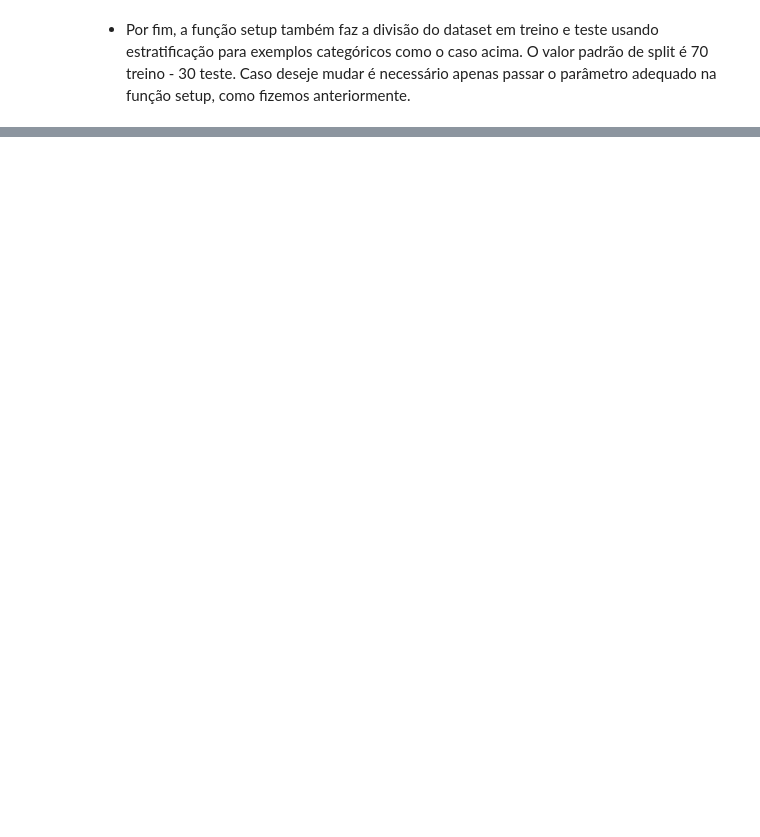
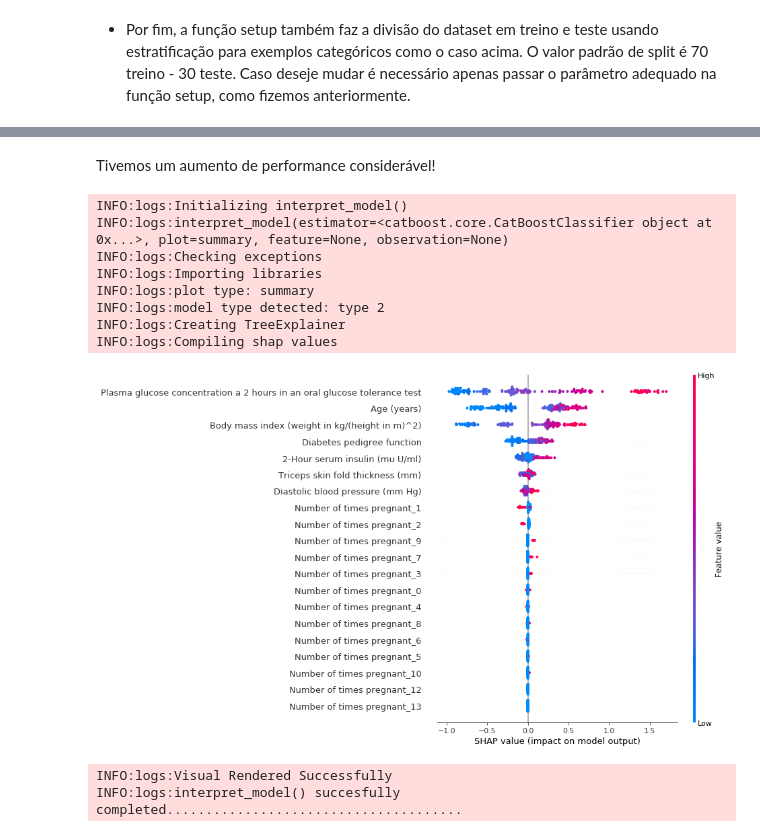
Before and after one commit to TailUFPB/Tutorials, a Jupyter notebook: Pycaret/Tutorial PyCaret.ipynb, the cells around one changed output, grey strips where cells are left out. Cells and saved outputs as stored; diff of their text form; code cells hidden in the pictures; blank space fills up the shorter version.

```diff
--- a/Pycaret/Tutorial PyCaret.ipynb
+++ b/Pycaret/Tutorial PyCaret.ipynb
@@ -590,0 +647,2 @@ Setup Succesfully Completed!
+# %%
+catboost = create_model("catboost")
@@ -590,0 +669,2 @@ Setup Succesfully Completed!
+# %%
+tuned_catboost = tune_model(catboost)
@@ -590,0 +685,16 @@ Setup Succesfully Completed!
+# %% [markdown]
+Tivemos um aumento de performance considerável!
+# %%
+interpret_model(tuned_catboost)
+# %% [output]
+INFO:logs:Initializing interpret_model()
+INFO:logs:interpret_model(estimator=<catboost.core.CatBoostClassifier object at 0x...>, plot=summary, feature=None, observation=None)
+INFO:logs:Checking exceptions
+INFO:logs:Importing libraries
+INFO:logs:plot type: summary
+INFO:logs:model type detected: type 2
+INFO:logs:Creating TreeExplainer
+INFO:logs:Compiling shap values
+[figure, added]
+INFO:logs:Visual Rendered Successfully
+INFO:logs:interpret_model() succesfully completed......................................
```
Also changed, not shown: parts of 17 cells of this notebook.
